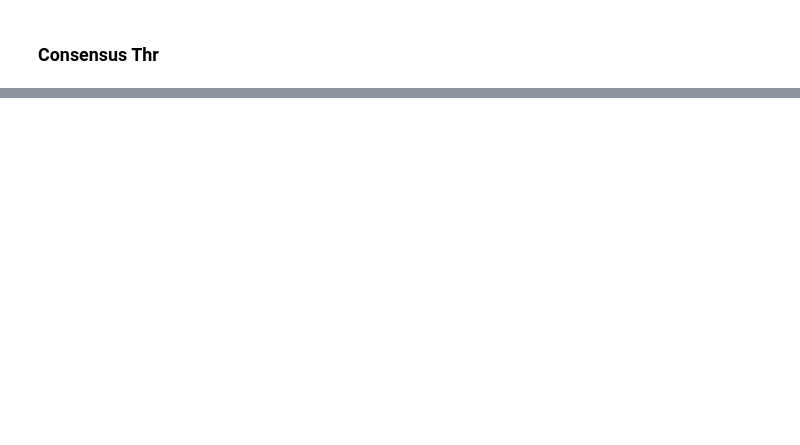
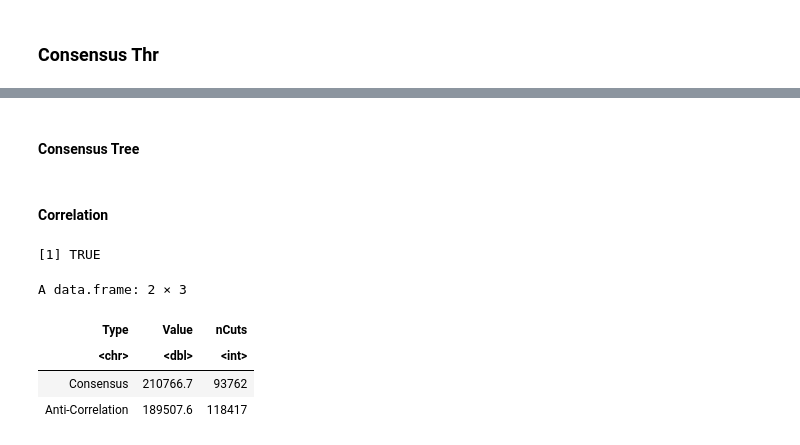
Before and after one commit to NPSDC/treeTerminusScripts, a Jupyter notebook: brain_simulation_nodtu/mode=gc_bias/post_type=gibbs_nrep=100_tf=100/updated/tree_analysis/WeightedLFC.ipynb, the cells around one changed output, grey strips where cells are left out. Drawn from its saved outputs; the diff is of its cells as text; code cells hidden in the pictures; blank space fills up the shorter version.

```diff
--- a/brain_simulation_nodtu/mode=gc_bias/post_type=gibbs_nrep=100_tf=100/updated/tree_analysis/WeightedLFC.ipynb
+++ b/brain_simulation_nodtu/mode=gc_bias/post_type=gibbs_nrep=100_tf=100/updated/tree_analysis/WeightedLFC.ipynb
@@ -126,0 +150,2 @@ length(cuts)
+# %% [markdown]
+#### Consensus Tree
@@ -126,0 +168,24 @@ length(cuts)
+# %% [markdown]
+#### Correlation
+# %%
+l==length(treeCor$tip)
+infReps <- assays(yAggCor)[grep("infRep", assayNames(yAggCor))]
+infReps <- abind::abind(as.list(infReps), along = 3)
+lfc <- getLog2FC(infReps, colData(yAggCor)[["condition"]])
+lfcMet <- abs(lfc/mcols(yAggCor)[["meanInfRV"]])
+globArr <- rep(-100, nrow(yAggCor))
+val <- findMaxSum(treeCor, lfcMet, l+1)
+optLfcMet <- globArr
+cuts <- findCuts(treeCor, optLfcMet, lfcMet, l+1)
+dfLFC <- rbind(dfLFC, data.frame(Type="Anti-Correlation", Value=val + wlfcDiff, nCuts = length(cuts) + length(txpDiff)))
+dCuts[["Anti-Correlation"]] <- cuts
+# %% [output]
+[1] TRUE
+# %%
+dfLFC
+# %% [output]
+A data.frame: 2 × 3
+| Type | Value | nCuts |
+| <chr> | <dbl> | <int> |
+| Consensus | 210766.7 | 93762 |
+| Anti-Correlation | 189507.6 | 118417 |
```
Also changed, not shown: parts of 21 cells of this notebook, 4 other files.
